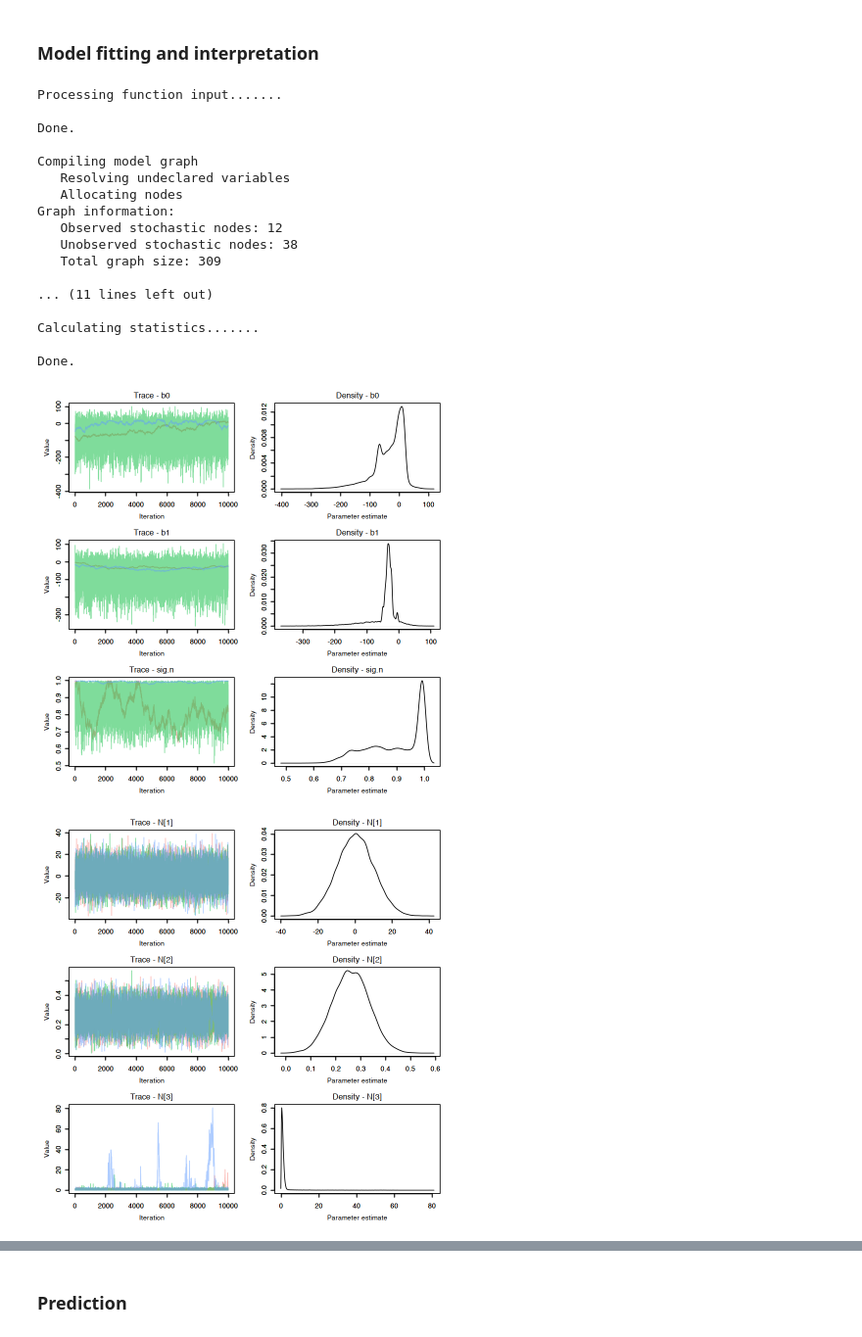
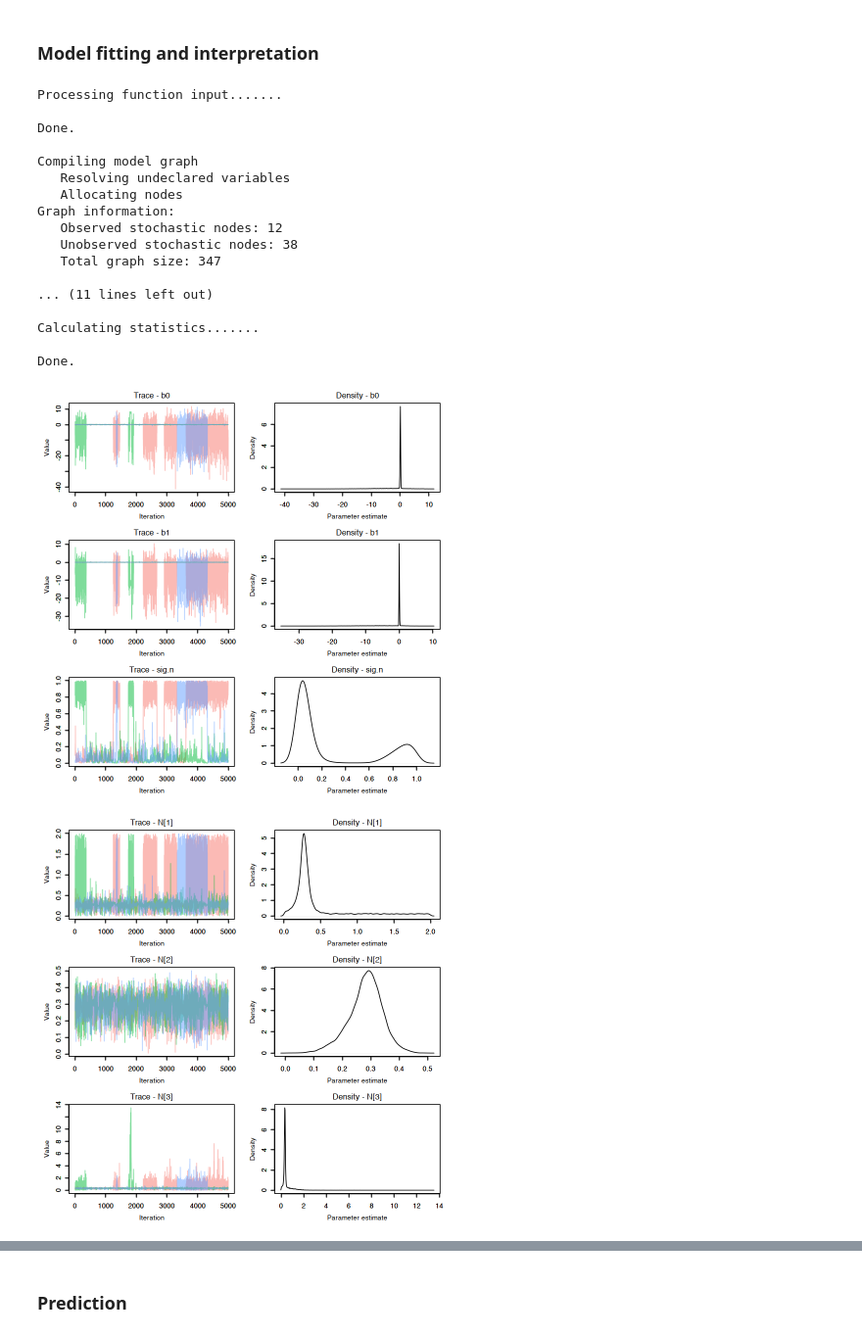
Before and after one commit to erikseulean/wildlife, a Jupyter notebook: Assignment2.ipynb, the cells around one changed output, grey strips where cells are left out. Shown at 98% size. Drawn from its saved outputs; the diff is of its cells as text; code cells hidden in the pictures.

```diff
--- a/Assignment2.ipynb
+++ b/Assignment2.ipynb
@@ -135,7 +153,7 @@ projection <- 5
 model_parameters <- list(
   # Vector of rain quantity observed each year
   # plus extra values for projection
-  rain = c(wildebeest$rain,rep(mean(wildebeest$rain), projection)),
+  rain = c(wildebeest$rain, rep(mean(wildebeest$rain), projection)),
   # Catch - the amount harvested (or illegal poaching)
   # that happened on the wildebeest population including
   # values for the projection.
@@ -151,7 +169,7 @@ model_parameters <- list(
   # Initial population estimate
   # We use the logarithm of the initial population
   # when the surveillance of the population started
-  N1 = wildebeest$Nhat[2],
+  #N1 = wildebeest$Nhat[2],
   # precision for the observation process
   tau.y = c(wildebeest$sehat^(-2), sample(wildebeest$sehat^(-2), projection)),
   # indices for which the Nhat column in the wildebeest dataset has value
@@ -168,7 +186,8 @@ initial_values <- function() {
     b0 = runif(1, -3, 3),
     b1 = runif(1, -3, 3),
     sig.n = runif(1, 0, 1),
-    N = c(wildebeest$Nhat, rep(NA, projection))
+    N = c(NA, tail(wildebeest$Nhat, -1), rep(NA, projection)),
+    N1 = runif(0, 2)
   )
 }
 
@@ -183,13 +202,13 @@ nc <- 3
 # Number of iterations for burn-in. These
 # iteration will be discarded before considering
 # summaries or chain convergence diagnostics.
-nb <- 100000
+nb <- 20000
 # Total number of iterations to run the chain.
 # We started with smaller samples and increased
 # the values until we got to some satisfactory
 # effective sample sizes for the parameters of
 # interest.
-ni <- 100000 + nb
+ni <- 50000 + nb
 
 # Number of thinning samples. This is set to 10
 # because a thinning of 1 shows a very high level
@@ -207,33 +226,33 @@ out <- jags(
     n.iter = ni,
     n.burnin = nb,
     n.thin = nt
 )
 
 # Draw trace plots and density plots for the monitored parameters
 MCMCtrace(
     out,                                 # the fitted model
     params = monitored_parameters[1:4],  # out parameters of interest
     iter = ni,                           # plot all iterations
     pdf = FALSE,                         # don't write to a PDF
     ind = FALSE                          # chain specific densities
 )
 # %% [output]
 Processing function input.......
 
 Done.
 
 Compiling model graph
    Resolving undeclared variables
    Allocating nodes
 Graph information:
    Observed stochastic nodes: 12
    Unobserved stochastic nodes: 38
-   Total graph size: 309
+   Total graph size: 347
 
 ... (11 lines left out)
 
 Calculating statistics.......
 
 Done.
-[figure, old version]
+[figure, new version]
-[figure, old version]
+[figure, new version]
```
Also changed, not shown: parts of 15 cells of this notebook.
